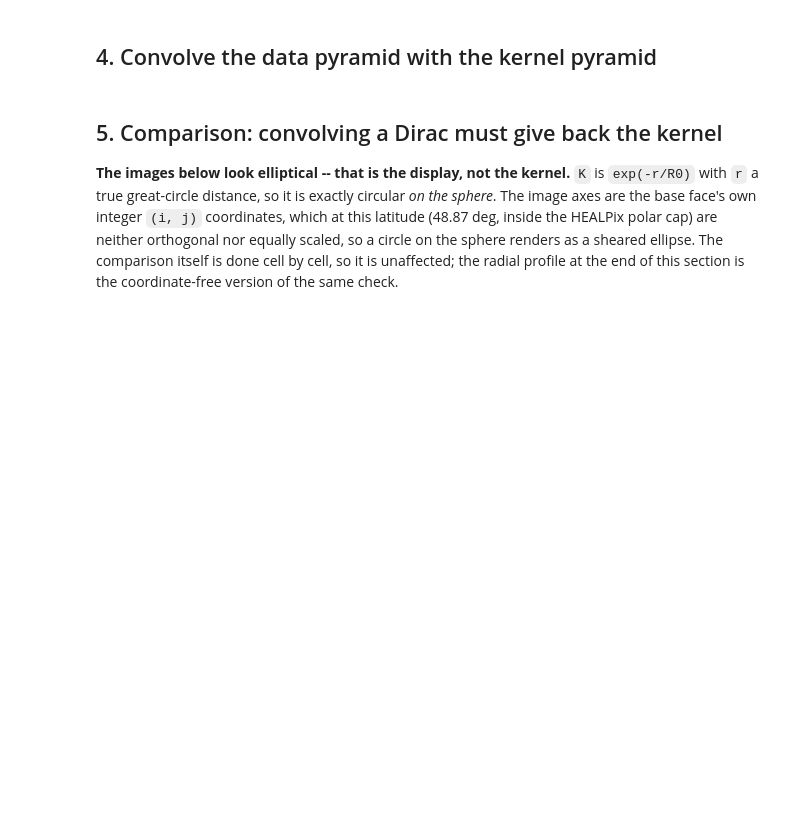
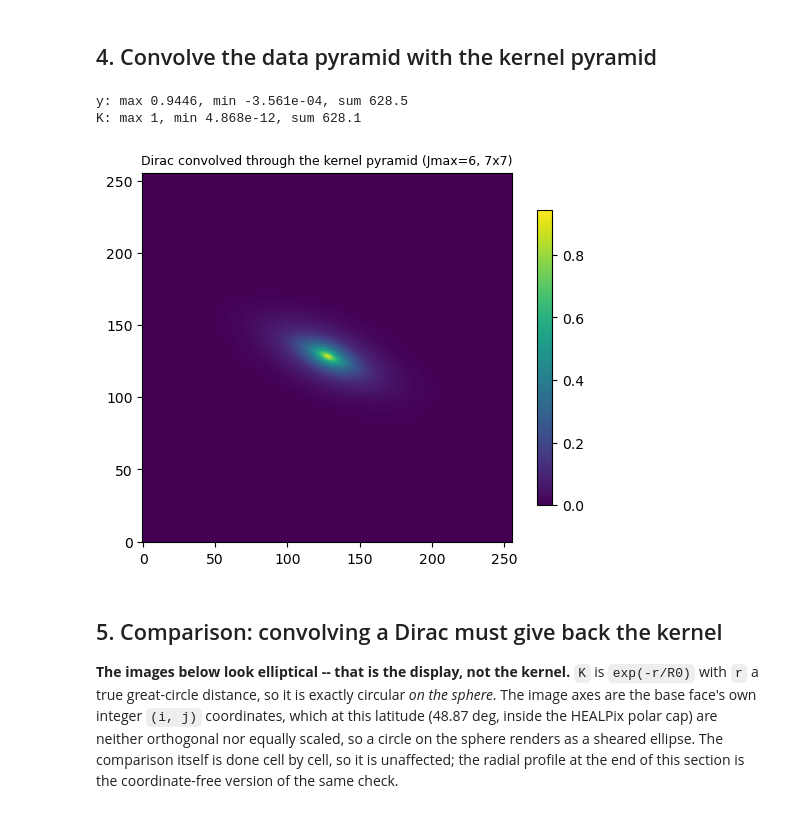
Before and after one commit to GRID4EARTH/healpix-analyse, a Jupyter notebook: Notebooks/pyramid_conv_single_test.ipynb, the cells around one changed output. Cells and saved outputs as stored; diff of their text form; code cells hidden in the pictures; blank space fills up the shorter version.

```diff
--- a/Notebooks/pyramid_conv_single_test.ipynb
+++ b/Notebooks/pyramid_conv_single_test.ipynb
@@ -203,19 +227,23 @@ plt.show()
 ## 4. Convolve the data pyramid with the kernel pyramid
 # %%
 filtered = [
-    torch.as_tensor(np.asarray(convs[j](pyr.bands[j])).reshape(-1), dtype=DTYPE)
+    torch.as_tensor(np.asarray(convs[j](pyr.bands[j]).cpu()).reshape(-1), dtype=DTYPE)
     for j in range(decomp.n_bands)
 ]
-y = np.asarray(decomp.invert(filtered)).reshape(-1)
+y = np.asarray(decomp.invert(filtered).cpu()).reshape(-1)
 y_img = to_image(y)
 print(f"y: max {y.max():.4g}, min {y.min():.3e}, sum {y.sum():.4g}")
 print(f"K: max {K.max():.4g}, min {K.min():.3e}, sum {K.sum():.4g}")
 
 fig, ax = plt.subplots(figsize=(5, 4.2), layout="constrained")
 m = ax.imshow(y_img, origin="lower", cmap="viridis")
 ax.set_title(f"Dirac convolved through the kernel pyramid (Jmax={JMAX}, {KSZ}x{KSZ})", fontsize=9)
 fig.colorbar(m, ax=ax, shrink=0.8)
 plt.show()
+# %% [output]
+y: max 0.9446, min -3.561e-04, sum 628.5
+K: max 1, min 4.868e-12, sum 628.1
+[figure, added]
 # %% [markdown]
 ## 5. Comparison: convolving a Dirac must give back the kernel
 
```
Also changed, not shown: parts of 6 cells of this notebook, 1 other file.
